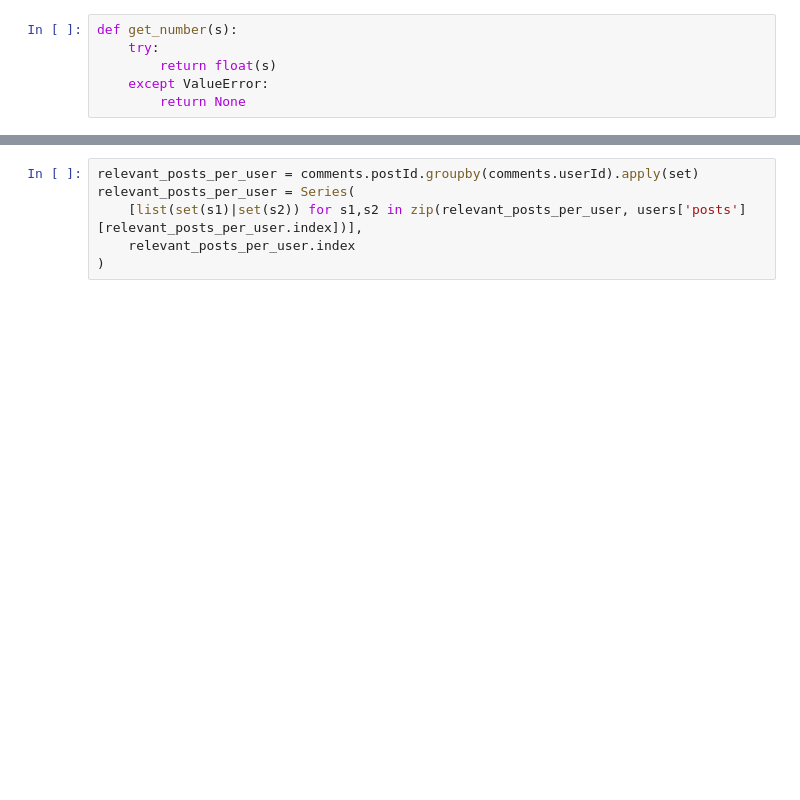
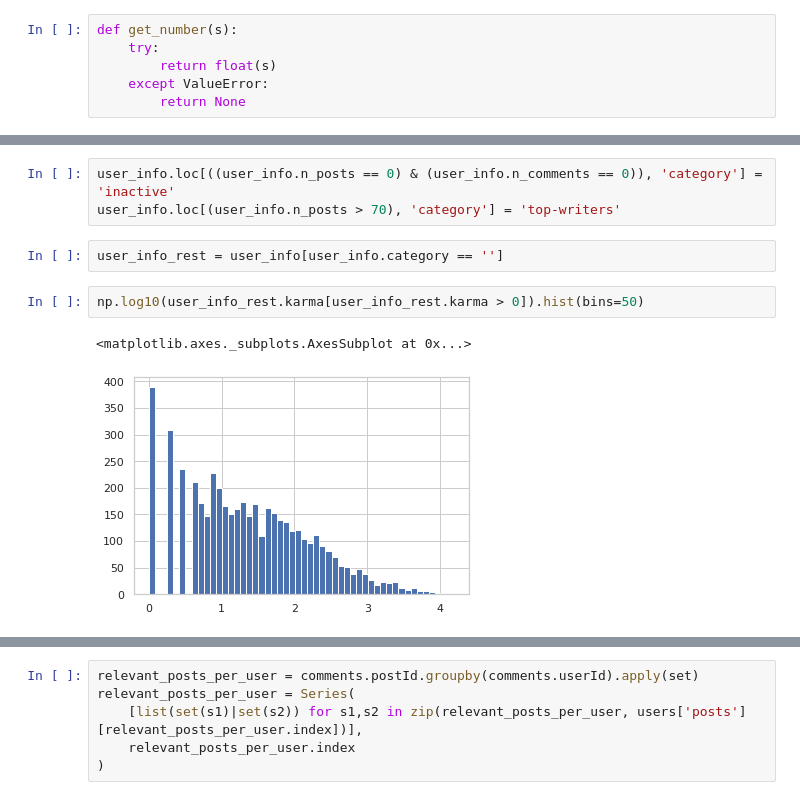
Before and after one commit to seads-org/ea-forum-experiments, a Jupyter notebook: user_overview.ipynb, the cells around one changed output, grey strips where cells are left out. Saved outputs shown, nothing was run; the diff lists cells and outputs as text; blank space fills up the shorter version.

```diff
--- a/user_overview.ipynb
+++ b/user_overview.ipynb
@@ -36,0 +102,10 @@ comments['baseScore'] = comments['baseScore'].map(get_number)
+# %%
+user_info.loc[((user_info.n_posts == 0) & (user_info.n_comments == 0)), 'category'] = 'inactive'
+user_info.loc[(user_info.n_posts > 70), 'category'] = 'top-writers'
+# %%
+user_info_rest = user_info[user_info.category == '']
+# %%
+np.log10(user_info_rest.karma[user_info_rest.karma > 0]).hist(bins=50)
+# %% [output]
+<matplotlib.axes._subplots.AxesSubplot at 0x...>
+[figure, added]
```
Also changed, not shown: parts of 17 cells of this notebook, 6 other files.
